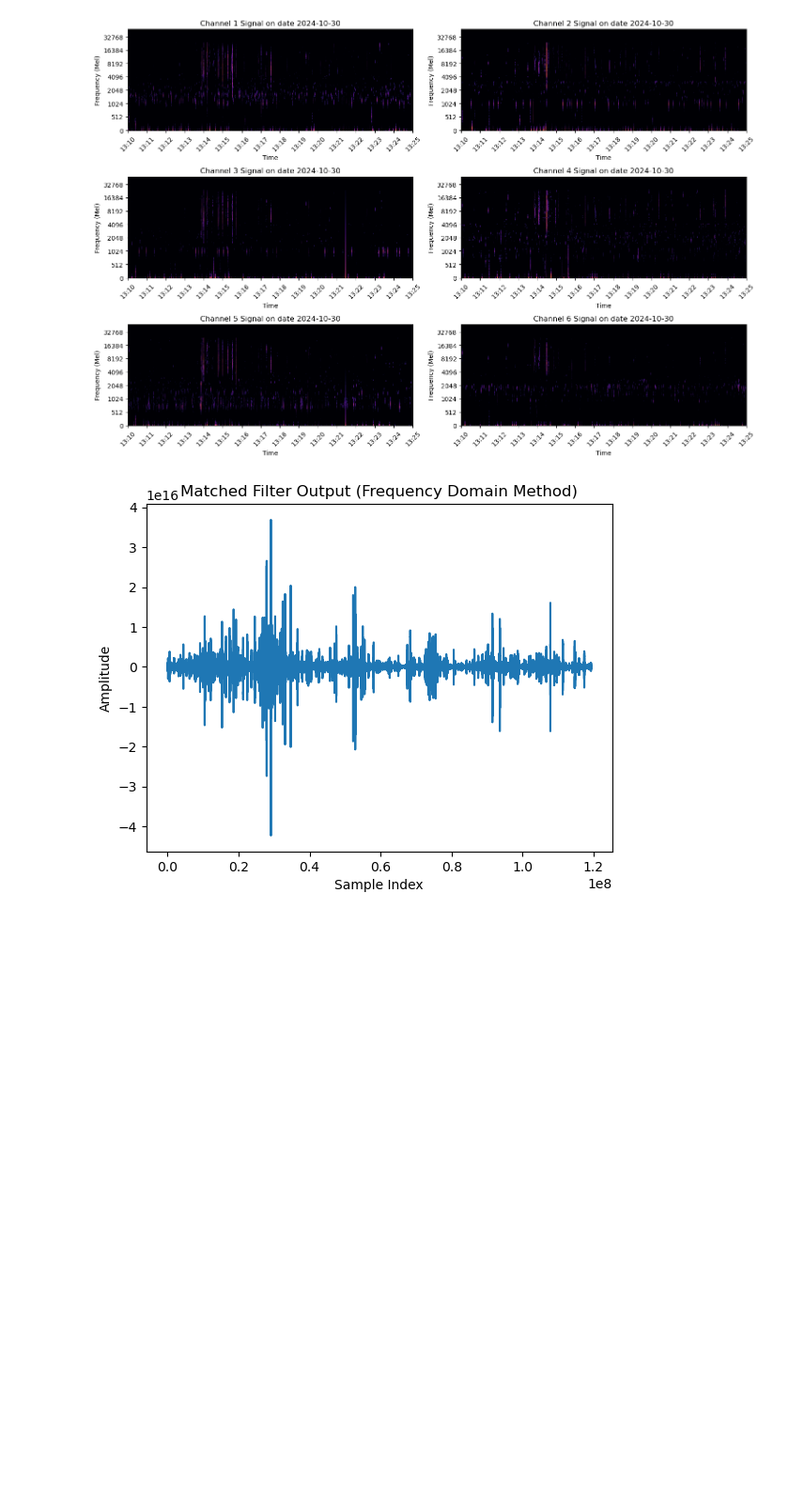
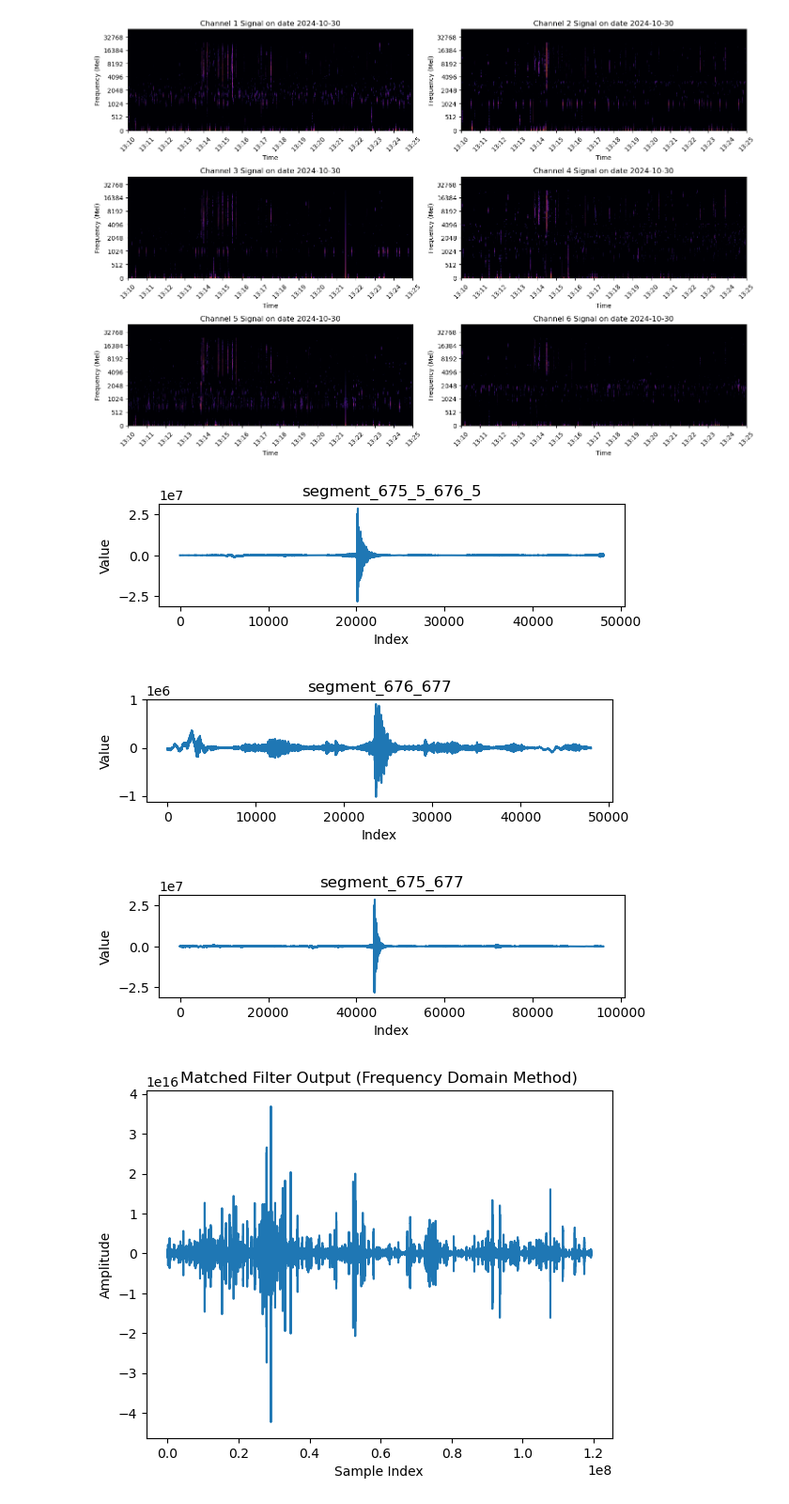
Before and after one commit to DrorEttlingerLevy/Marine-Monitoring-PhD, a Jupyter notebook: matched_fillter.ipynb, the cells around one changed output. Shown at 94% size. Saved outputs shown, nothing was run; the diff lists cells and outputs as text; code cells hidden in the pictures; blank space fills up the shorter version.

```diff
--- a/matched_fillter.ipynb
+++ b/matched_fillter.ipynb
@@ -308,3 +315,34 @@ signal = y_reduced_noise['y_reduced_noise_1']
+# %%
+# Load the array from the text file
+array1 = np.loadtxt('segment_675_5_676_5.txt')
+array2 = np.loadtxt('segment_676_677.txt')
+array3 = np.loadtxt('segment_675_677.txt')
+
+plt.subplot(3,1,1)
+plt.plot(array1)
+plt.title("segment_675_5_676_5")
+plt.xlabel("Index")
+plt.ylabel("Value")
+plt.show()
+
+plt.subplot(3,1,2)
+plt.plot(array2)
+plt.title("segment_676_677")
+plt.xlabel("Index")
+plt.ylabel("Value")
+plt.show()
+
+
+plt.subplot(3,1,2)
+plt.plot(array3)
+plt.title("segment_675_677")
+plt.xlabel("Index")
+plt.ylabel("Value")
+plt.show()
+# %% [output]
+[figure, added]
+[figure, added]
+[figure, added]
 # %%
 # Flip the template in time domain
 flipped_template = np.flip(template)
```
Also changed, not shown: parts of 2 cells of this notebook, 3 other files.
